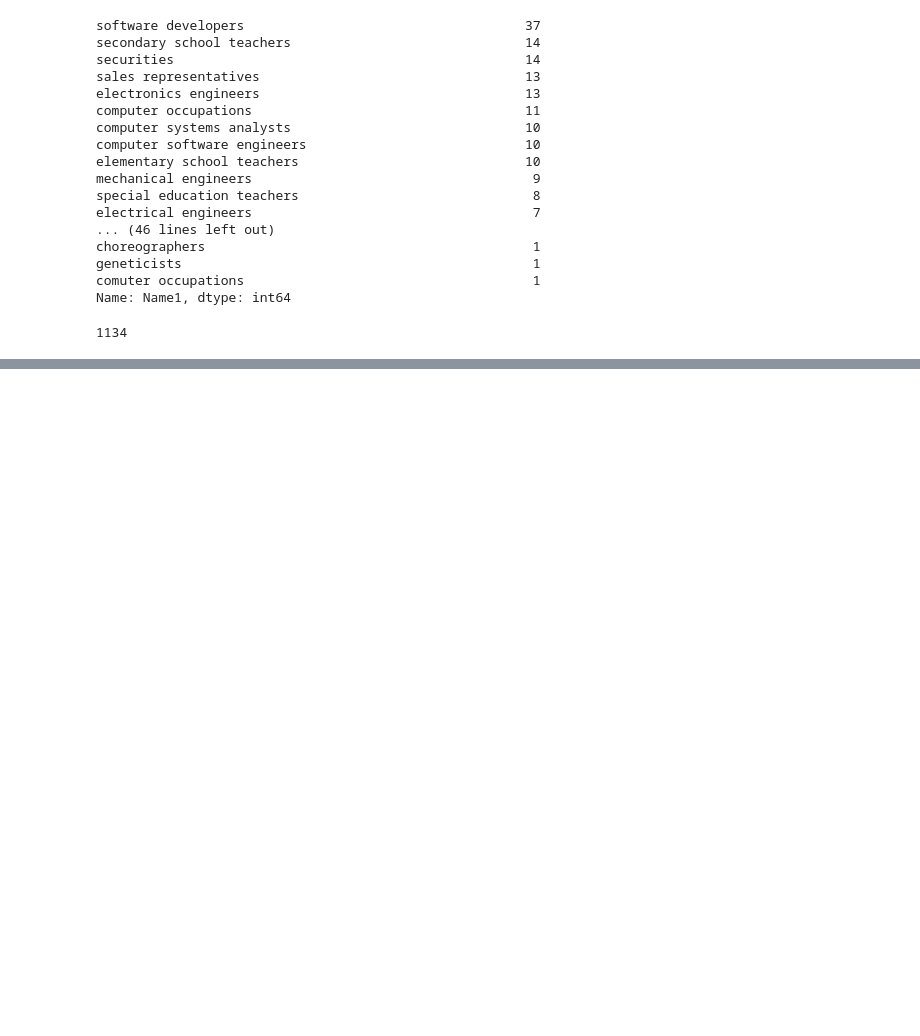
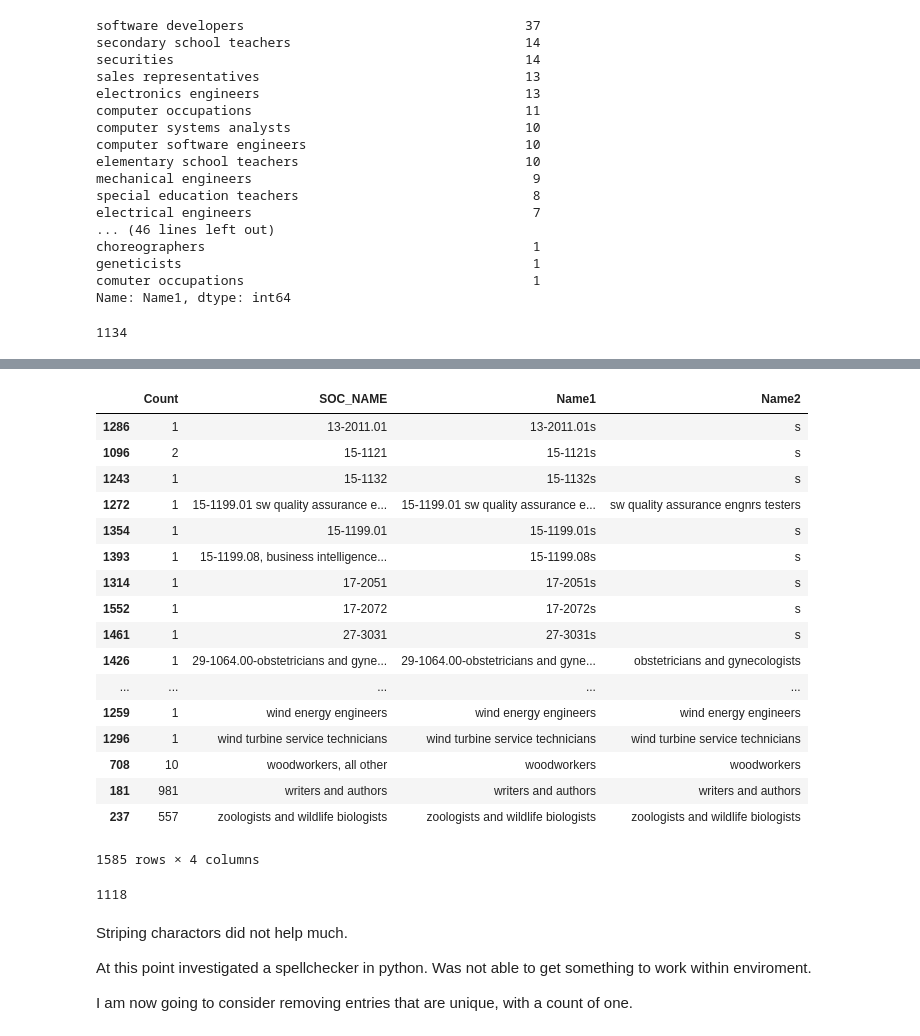
Before and after one commit to JonathonBeauregardII/Advanced-Data-Mining-Project-IBM, a Jupyter notebook: DataExploration.ipynb, the cells around one changed output, grey strips where cells are left out. Drawn from its saved outputs; the diff is of its cells as text; code cells hidden in the pictures; blank space fills up the shorter version.

```diff
--- a/DataExploration.ipynb
+++ b/DataExploration.ipynb
@@ -131,4 +138,4 @@ df
 | 1584 | 1 | medical scientists, except epidem... |
 1585 rows × 2 columns
 # %%
-df['Name1'] = ''
+reducedf['Name1'] = ''
@@ -159,12 +166,12 @@ df.iloc[3]['Count'] #example of accessing a location
 177870
 # %%
 %%timeit
-for index, row in df.iterrows():
+for index, row in reducedf.iterrows():
     names = row['SOC_NAME'].split(",")
     if(names[0].endswith('*')):
-        df.set_value([index],['Name1'],(names[0][:-1]))
+        reducedf.set_value([index],['Name1'],(names[0][:-1]))
     if not (names[0].endswith('s')):
-        df.set_value([index],['Name1'],(names[0]+'s'))
+        reducedf.set_value([index],['Name1'],(names[0]+'s'))
     else:
-        df.set_value([index],['Name1'],names[0])
+        reducedf.set_value([index],['Name1'],names[0])
 # %% [output]
@@ -226,0 +258,8 @@ We have now cut the number of names in half
+# %%
+reducedf['Name2'] = ""
+# %%
+%%timeit
+regex = re.compile('[^a-z\s]')
+
+for index, row in reducedf.iterrows():
+    reducedf.set_value([index],['Name2'],(regex.sub('', row['Name1'])))
@@ -226,0 +268,31 @@ We have now cut the number of names in half
+# %%
+reducedf.sort_values(['Name1'])
+# %% [output]
+|  | Count | SOC_NAME | Name1 | Name2 |
+| 1286 | 1 | 13-2011.01 | 13-2011.01s | s |
+| 1096 | 2 | 15-1121 | 15-1121s | s |
+| 1243 | 1 | 15-1132 | 15-1132s | s |
+| 1272 | 1 | 15-1199.01 sw quality assurance e... | 15-1199.01 sw quality assurance e... | sw quality assurance engnrs testers |
+| 1354 | 1 | 15-1199.01 | 15-1199.01s | s |
+| 1393 | 1 | 15-1199.08, business intelligence... | 15-1199.08s | s |
+| 1314 | 1 | 17-2051 | 17-2051s | s |
+| 1552 | 1 | 17-2072 | 17-2072s | s |
+| 1461 | 1 | 27-3031 | 27-3031s | s |
+| 1426 | 1 | 29-1064.00-obstetricians and gyne... | 29-1064.00-obstetricians and gyne... | obstetricians and gynecologists |
+| ... | ... | ... | ... | ... |
+| 1259 | 1 | wind energy engineers | wind energy engineers | wind energy engineers |
+| 1296 | 1 | wind turbine service technicians | wind turbine service technicians | wind turbine service technicians |
+| 708 | 10 | woodworkers, all other | woodworkers | woodworkers |
+| 181 | 981 | writers and authors | writers and authors | writers and authors |
+| 237 | 557 | zoologists and wildlife biologists | zoologists and wildlife biologists | zoologists and wildlife biologists |
+1585 rows × 4 columns
+# %%
+reducedf['Name2'].value_counts().count()
+# %% [output]
+1118
+# %% [markdown]
+Striping charactors did not help much.
+
+At this point investigated a spellchecker in python. Was not able to get something to work within enviroment.
+
+I am now going to consider removing entries that are unique, with a count of one.
```
Also changed, not shown: parts of 31 cells of this notebook.
